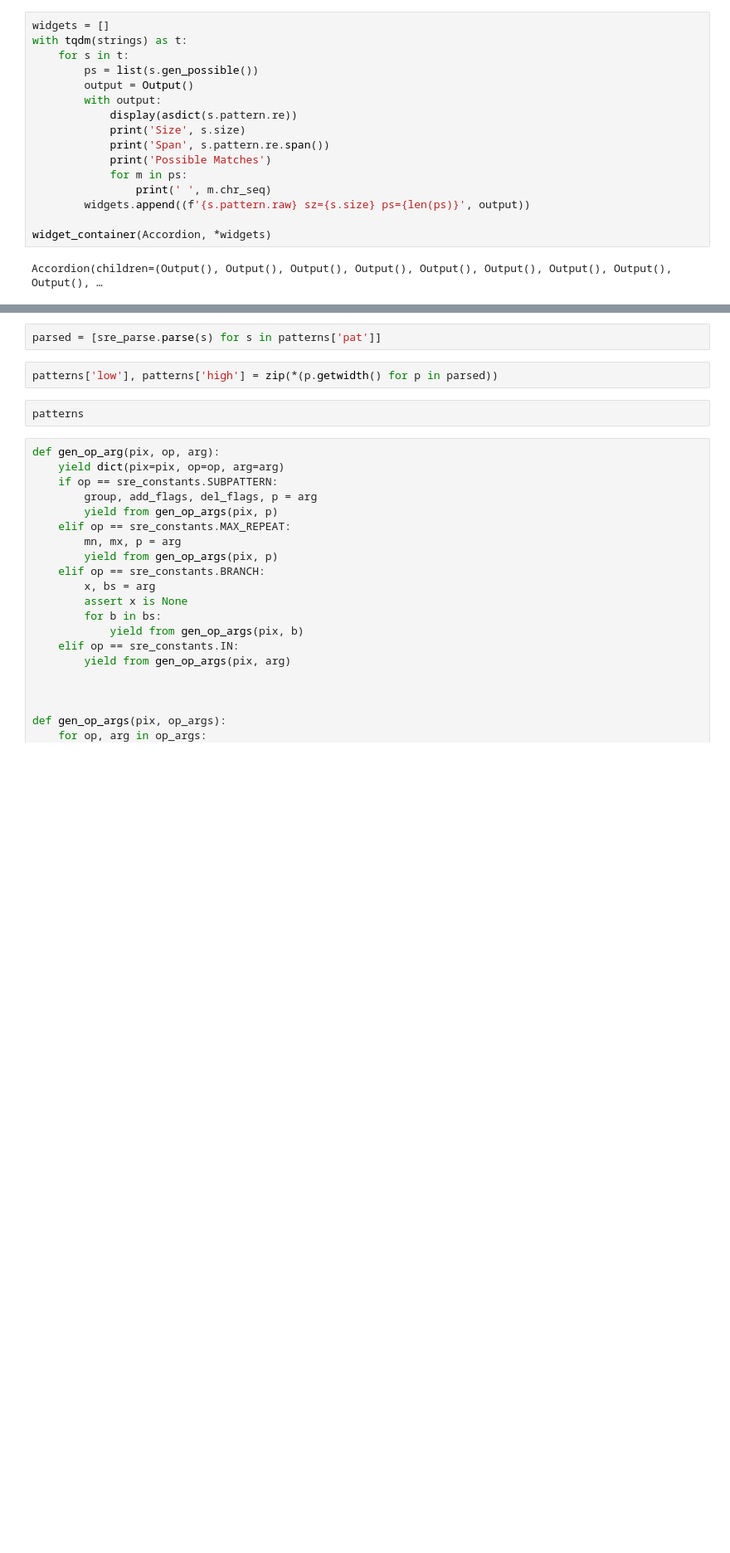
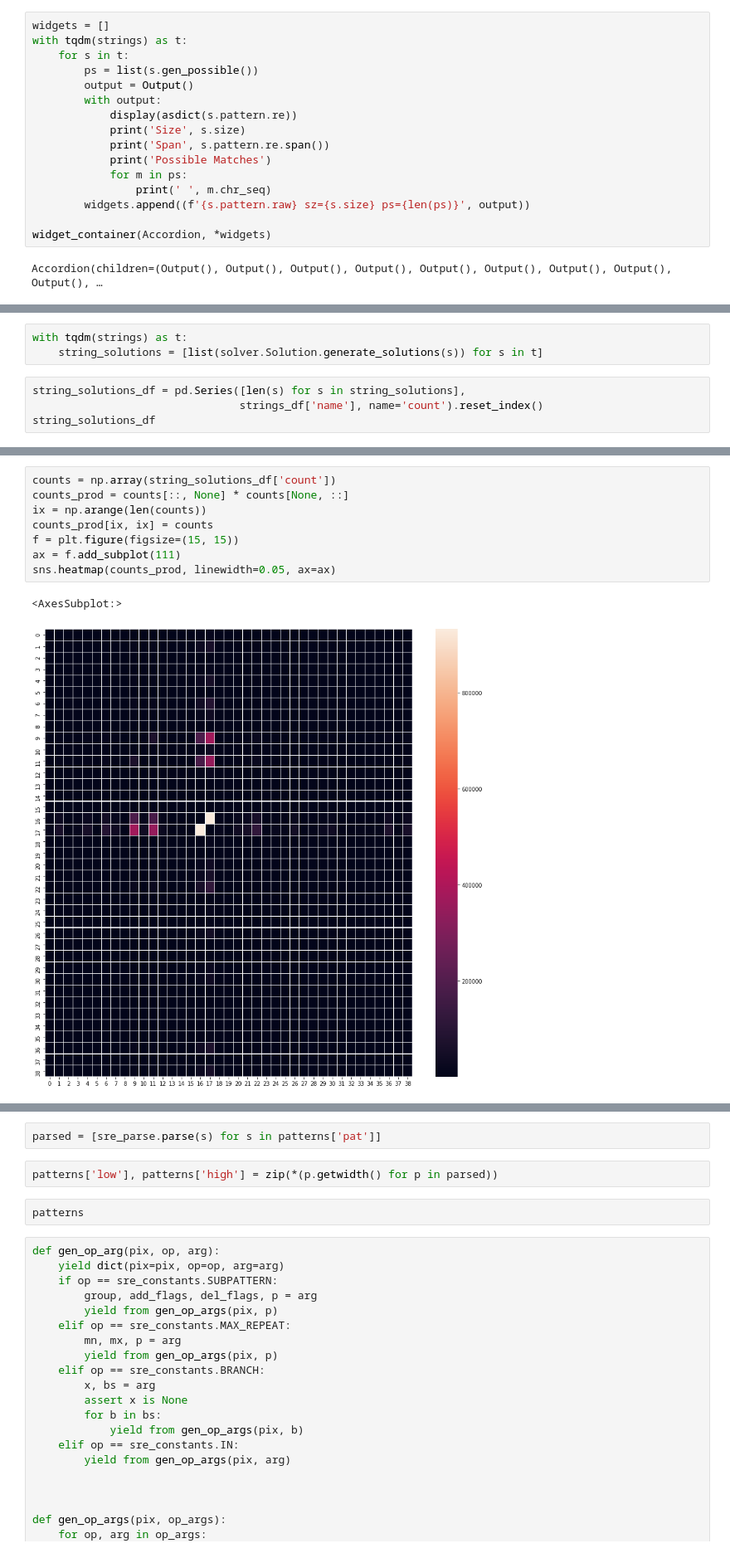
Before and after one commit to matthagy/regex_crossword, a Jupyter notebook: xplr0.ipynb, the cells around one changed output, grey strips where cells are left out. Shown at 83% size. Cells and saved outputs as stored; diff of their text form; blank space fills up the shorter version.

```diff
--- a/xplr0.ipynb
+++ b/xplr0.ipynb
@@ -110,0 +277,7 @@ display([[cn.string.pattern.pattern, cn.index] for cn in c.positions])
+# %%
+with tqdm(strings) as t:
+    string_solutions = [list(solver.Solution.generate_solutions(s)) for s in t]
+# %%
+string_solutions_df = pd.Series([len(s) for s in string_solutions],
+                                strings_df['name'], name='count').reset_index()
+string_solutions_df
@@ -110,0 +327,11 @@ display([[cn.string.pattern.pattern, cn.index] for cn in c.positions])
+# %%
+counts = np.array(string_solutions_df['count'])
+counts_prod = counts[::, None] * counts[None, ::]
+ix = np.arange(len(counts))
+counts_prod[ix, ix] = counts
+f = plt.figure(figsize=(15, 15))
+ax = f.add_subplot(111)
+sns.heatmap(counts_prod, linewidth=0.05, ax=ax)
+# %% [output]
+<AxesSubplot:>
+[figure, added]
```
Also changed, not shown: parts of 42 cells of this notebook, 3 other files.
